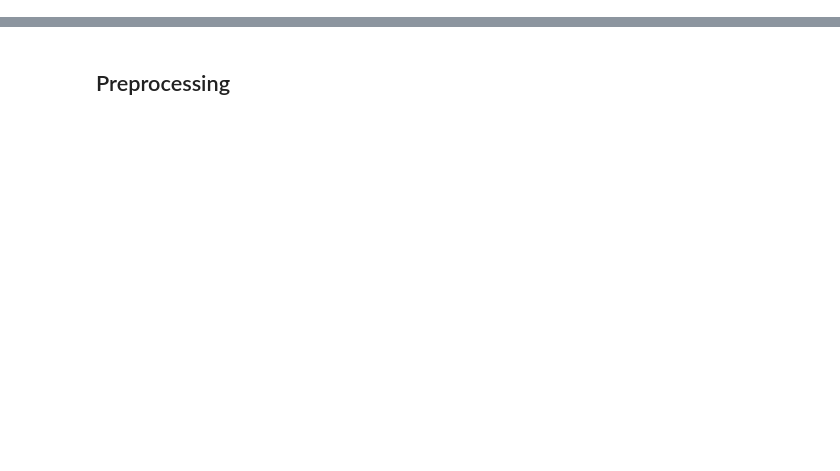
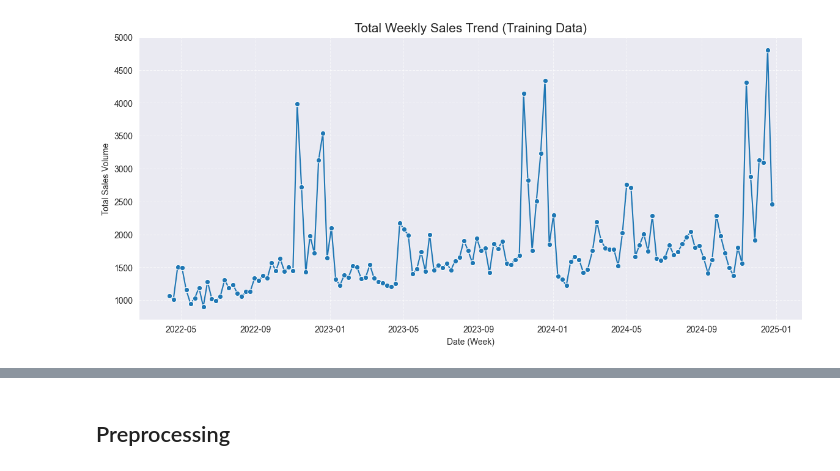
Before and after one commit to luisgrewe/StockSalesPrediction, a Jupyter notebook: salesprediction.ipynb, the cells around one changed output, grey strips where cells are left out. Drawn from its saved outputs; the diff is of its cells as text; code cells hidden in the pictures; blank space fills up the shorter version.

```diff
--- a/salesprediction.ipynb
+++ b/salesprediction.ipynb
@@ -58,0 +72,11 @@ Maximum Rows in one week: 599
+# %%
+plt.figure(figsize=(14, 6))
+weekly_sales = X_train_preprocessed.groupby('week')['sales'].sum().reset_index()
+sns.lineplot(data=weekly_sales, x='week', y='sales', marker='o', color='#1f77b4')
+plt.title('Total Weekly Sales Trend (Training Data)', fontsize=15)
+plt.xlabel('Date (Week)')
+plt.ylabel('Total Sales Volume')
+plt.grid(True, linestyle='--', alpha=0.6)
+plt.show()
+# %% [output]
+[figure, added]
```
Also changed, not shown: parts of 29 cells of this notebook, 8 other files.
